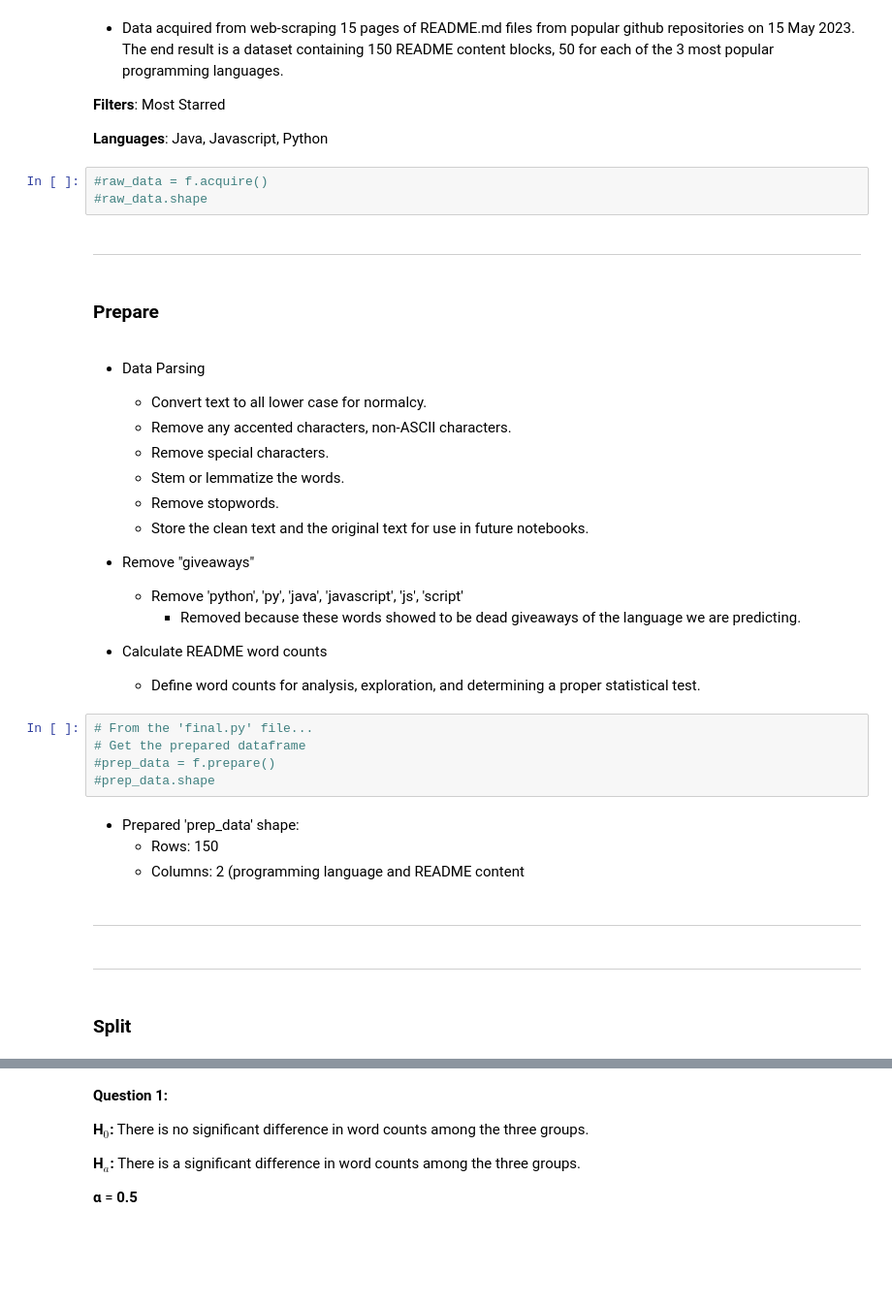
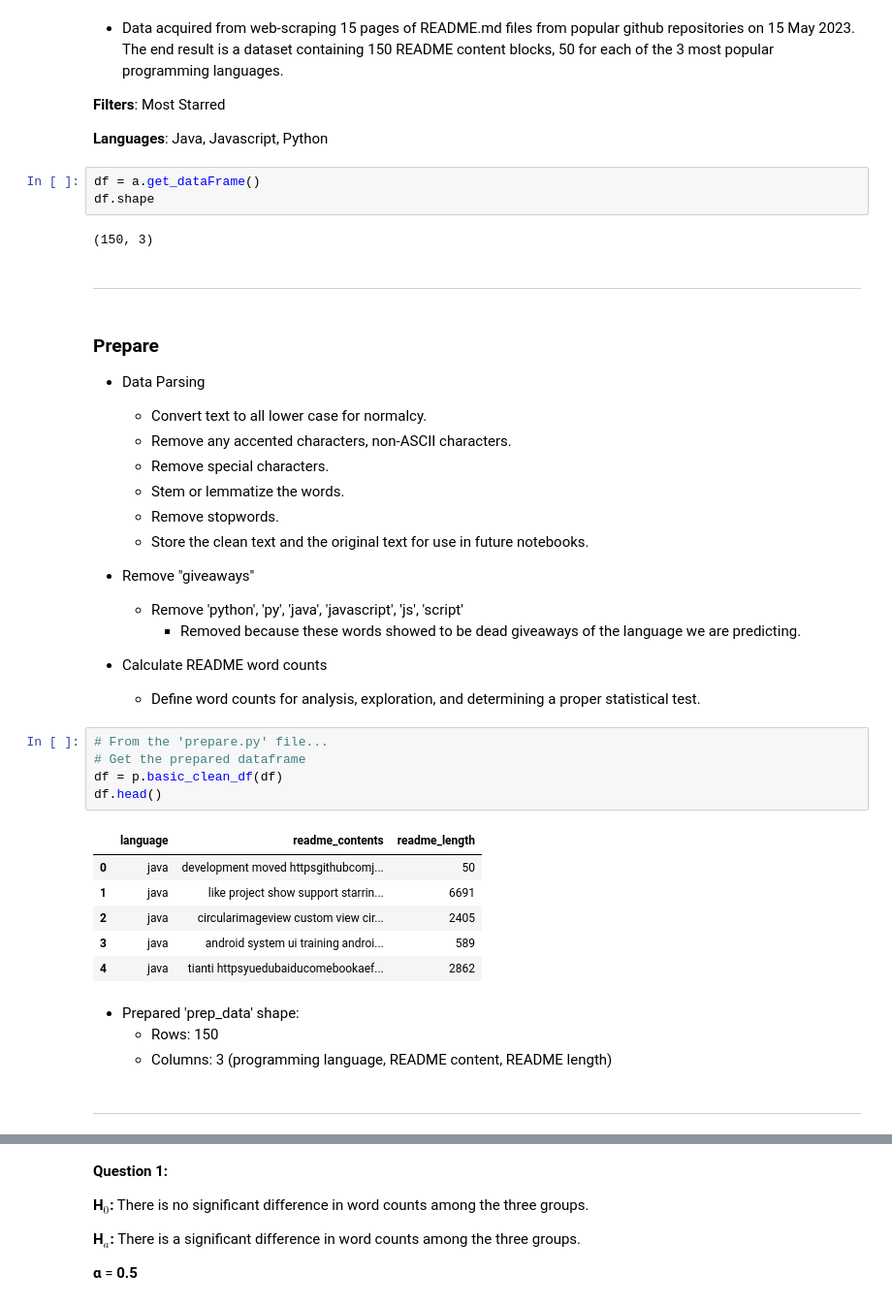
Before and after one commit to skylerschnee/nlp-project, a Jupyter notebook: final_report.ipynb, the cells around one changed output, grey strips where cells are left out. Shown at 97% size. Saved outputs shown, nothing was run; the diff lists cells and outputs as text; blank space fills up the shorter version.

```diff
--- a/final_report.ipynb
+++ b/final_report.ipynb
@@ -36,13 +36,15 @@ import functions as f
 
 **Languages**: Java, Javascript, Python
 # %%
-#raw_data = f.acquire()
-#raw_data.shape
+df = a.get_dataFrame()
+df.shape
+# %% [output]
+(150, 3)
 # %% [markdown]
 ---
-# %% [markdown]
-<h3><b>Prepare</b></h3>
 # %% [markdown]
+<h3><b>Prepare</b></h3>
+
 - Data Parsing
 
     - Convert text to all lower case for normalcy.
@@ -61,18 +63,21 @@ import functions as f
 - Calculate README word counts
     - Define word counts for analysis, exploration, and determining a proper statistical test.
 # %%
-# From the 'final.py' file...
+# From the 'prepare.py' file...
 # Get the prepared dataframe
-#prep_data = f.prepare()
-#prep_data.shape
+df = p.basic_clean_df(df)
+df.head()
+# %% [output]
+|  | language | readme_contents | readme_length |
+| 0 | java | development moved httpsgithubcomj... | 50 |
+| 1 | java | like project show support starrin... | 6691 |
+| 2 | java | circularimageview custom view cir... | 2405 |
+| 3 | java | android system ui training androi... | 589 |
+| 4 | java | tianti httpsyuedubaiducomebookaef... | 2862 |
 # %% [markdown]
 - Prepared 'prep_data' shape:
     - Rows: 150
-    - Columns: 2 (programming language and README content
+    - Columns: 3 (programming language, README content, README length)
-# %% [markdown]
----
 # %% [markdown]
 ---
-# %% [markdown]
-<h3><b>Split</b></h3>
 # %% [markdown]
```
Also changed, not shown: parts of 25 cells of this notebook.
